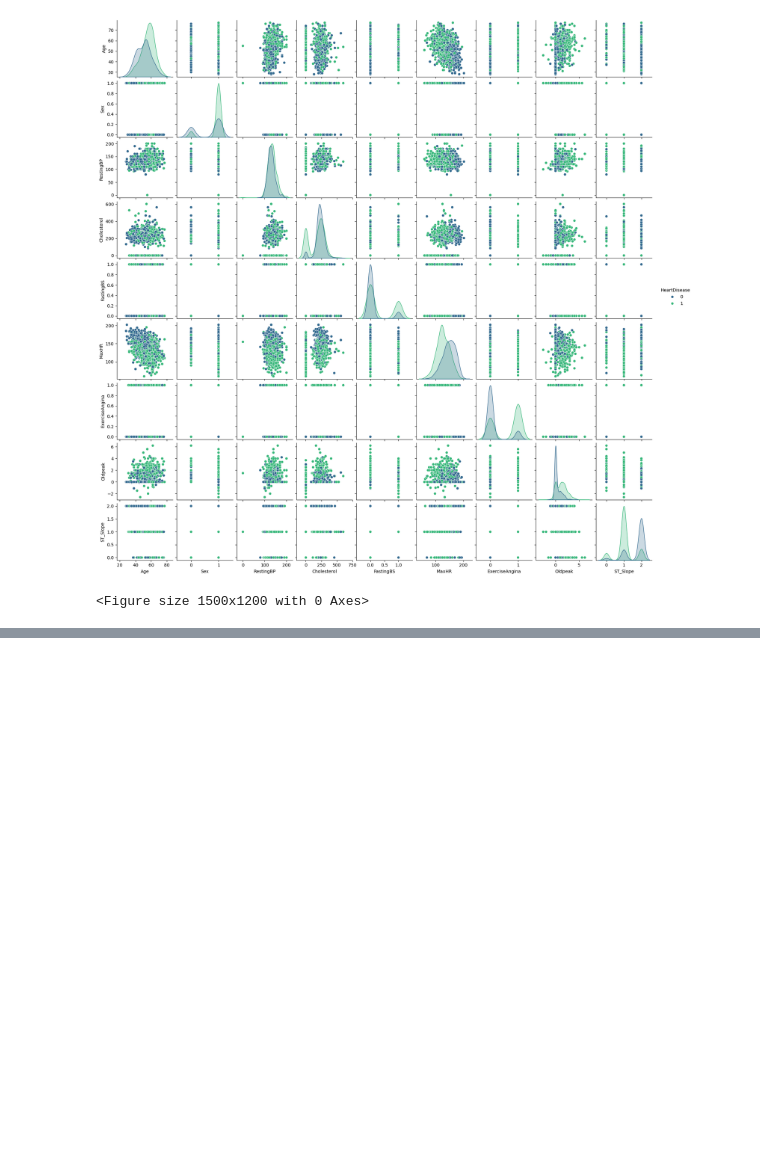
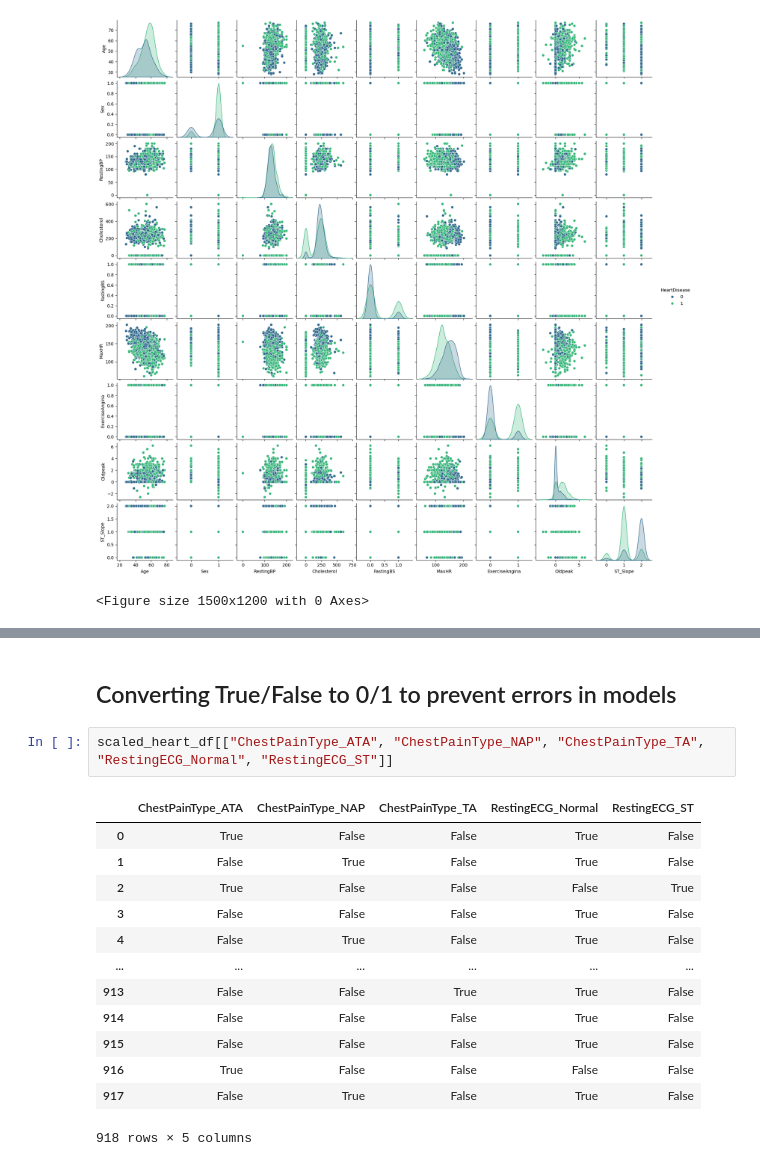
Before and after one commit to midorikawaguti/Heart_Failure_Prediction_Team_0, a Jupyter notebook: heart_failure_prediction-1.ipynb, the cells around one changed output, grey strips where cells are left out. Saved outputs shown, nothing was run; the diff lists cells and outputs as text; blank space fills up the shorter version.

```diff
--- a/heart_failure_prediction-1.ipynb
+++ b/heart_failure_prediction-1.ipynb
@@ -143,0 +195,18 @@ plt.show()
+# %% [markdown]
+## Converting True/False to 0/1 to prevent errors in models
+# %%
+scaled_heart_df[["ChestPainType_ATA", "ChestPainType_NAP", "ChestPainType_TA", "RestingECG_Normal", "RestingECG_ST"]]
+# %% [output]
+|  | ChestPainType_ATA | ChestPainType_NAP | ChestPainType_TA | RestingECG_Normal | RestingECG_ST |
+| 0 | True | False | False | True | False |
+| 1 | False | True | False | True | False |
+| 2 | True | False | False | False | True |
+| 3 | False | False | False | True | False |
+| 4 | False | True | False | True | False |
+| ... | ... | ... | ... | ... | ... |
+| 913 | False | False | True | True | False |
+| 914 | False | False | False | True | False |
+| 915 | False | False | False | True | False |
+| 916 | True | False | False | False | False |
+| 917 | False | True | False | True | False |
+918 rows × 5 columns
```
Also changed, not shown: parts of 7 cells of this notebook.
